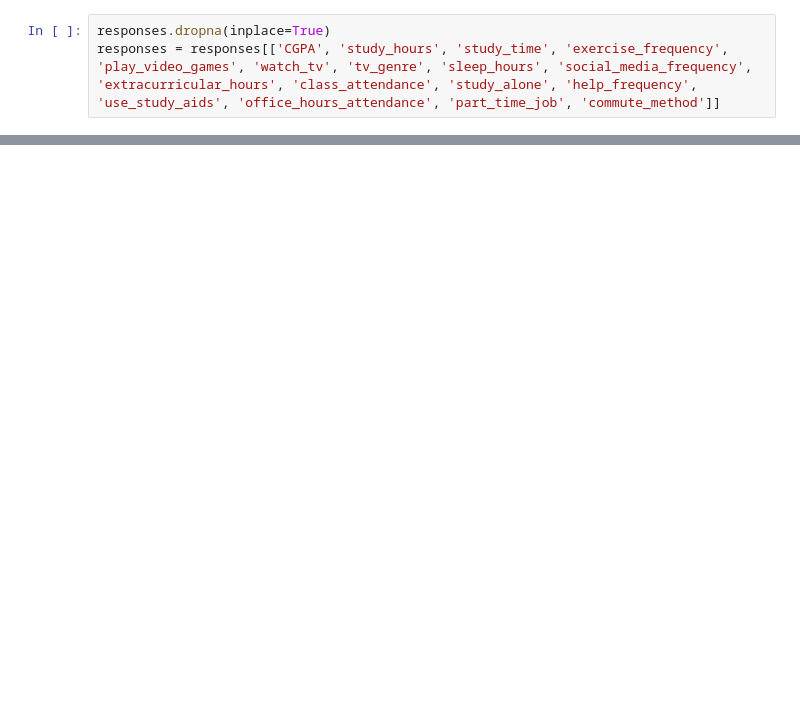
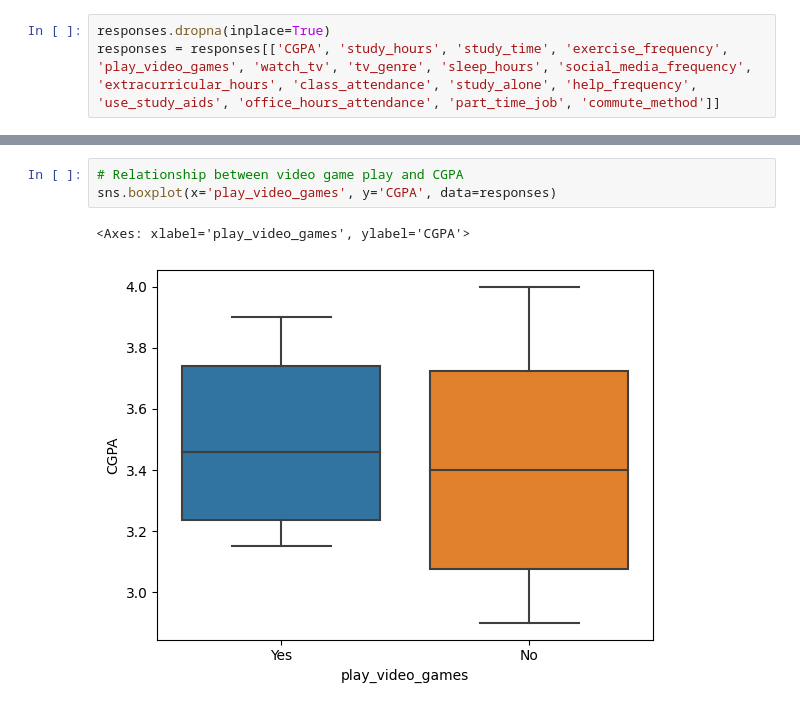
Before and after one commit to masumhasan/PerformanceFactor, a Jupyter notebook: stat.ipynb, the cells around one changed output, grey strips where cells are left out. Drawn from its saved outputs; the diff is of its cells as text; blank space fills up the shorter version.

```diff
--- a/stat.ipynb
+++ b/stat.ipynb
@@ -81,0 +95,6 @@ plt.show()
+# %%
+# Relationship between video game play and CGPA
+sns.boxplot(x='play_video_games', y='CGPA', data=responses)
+# %% [output]
+<Axes: xlabel='play_video_games', ylabel='CGPA'>
+[figure, added]
```
Also changed, not shown: parts of 13 cells of this notebook, 1 other file.
